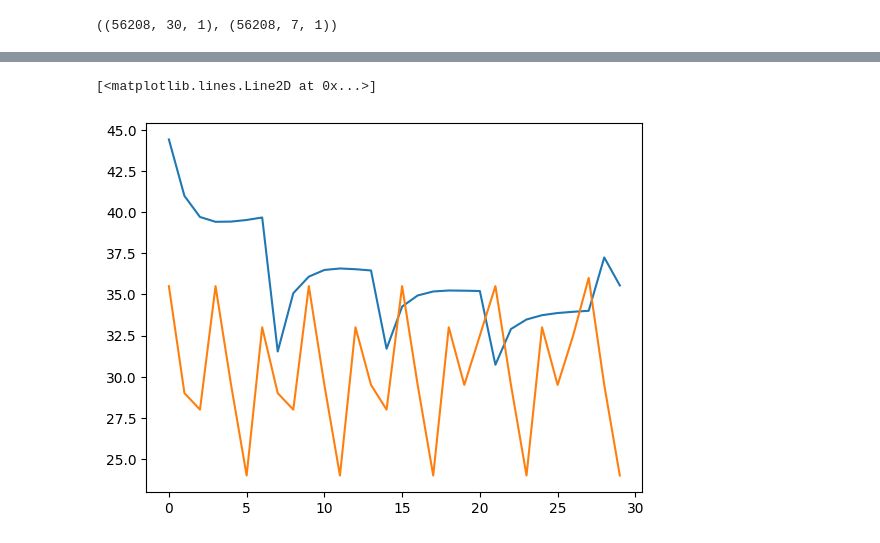
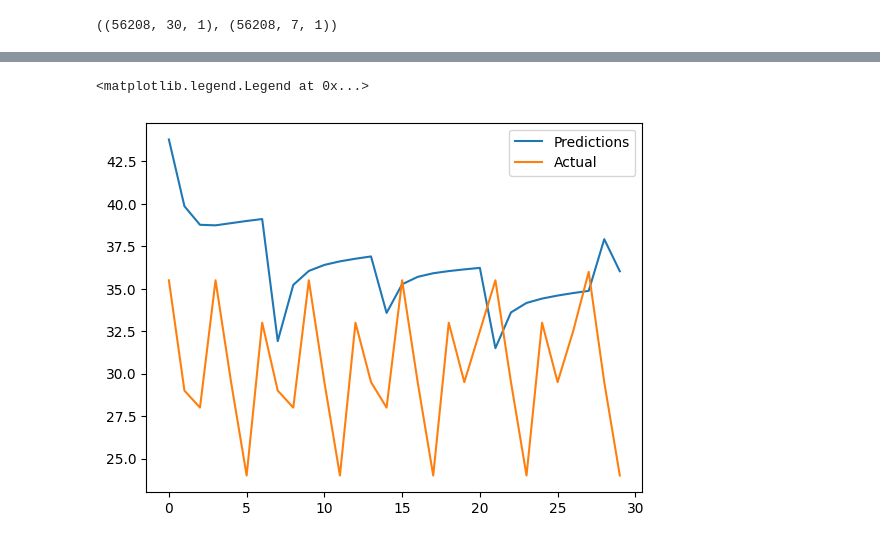
Before and after one commit to FD-77/WeatherModel, a Jupyter notebook: LSTM/seq2seq_forecasting.ipynb, the cells around one changed output, grey strips where cells are left out. Cells and saved outputs as stored; diff of their text form; code cells hidden in the pictures.

```diff
--- a/LSTM/seq2seq_forecasting.ipynb
+++ b/LSTM/seq2seq_forecasting.ipynb
@@ -8,8 +9,9 @@ np.set_printoptions(threshold=np.inf)
 # %%
 df=pd.read_csv("../DataFrames/NYC_Central_Park_weather_1869-2022.csv")
 df['DATE']=pd.to_datetime(df['DATE'])
-df["DATE"] = df["DATE"].dt.strftime("%m-%d-%Y")
-df['DATE']=pd.to_datetime(df['DATE'])
+df = df.sort_values('DATE')
+#df["DATE"] = df["DATE"].dt.strftime("%m-%d-%Y")
+#df['DATE']=pd.to_datetime(df['DATE'])
 df.set_index('DATE', inplace=True)
 # %%
 df['Temp']=(df["TMAX"]+df['TMIN'])/2
@@ -129,3 +119,3 @@ WARNING:tensorflow:TensorFlow GPU support is not available on native Windows for
 # %%
-model2.fit(X_train, y_train, validation_data=(X_val, y_val), epochs=20, callbacks=[cp])
+model2.fit(X_train, y_train, validation_data=(X_val, y_val), epochs=30, callbacks=[cp])
 # %% [output]
@@ -185,10 +183,11 @@ train_results
 322000 rows × 2 columns
 # %%
-plt.plot(train_results["Train Predictions"][:30])
-plt.plot(train_results["Actuals"][:30])
+plt.plot(train_results["Train Predictions"][:30], label='Predictions')
+plt.plot(train_results["Actuals"][:30], label='Actual')
+plt.legend()
 # %% [output]
-[<matplotlib.lines.Line2D at 0x...>]
+<matplotlib.legend.Legend at 0x...>
-[figure, old version]
+[figure, new version]
 # %%
 val_predicions=model2.predict(X_val).flatten()
 val_results=pd.DataFrame(data={'Validation Predictions': val_predicions, 'Actuals': y_val.flatten()})
```
Also changed, not shown: parts of 16 cells of this notebook, 22 other files.
